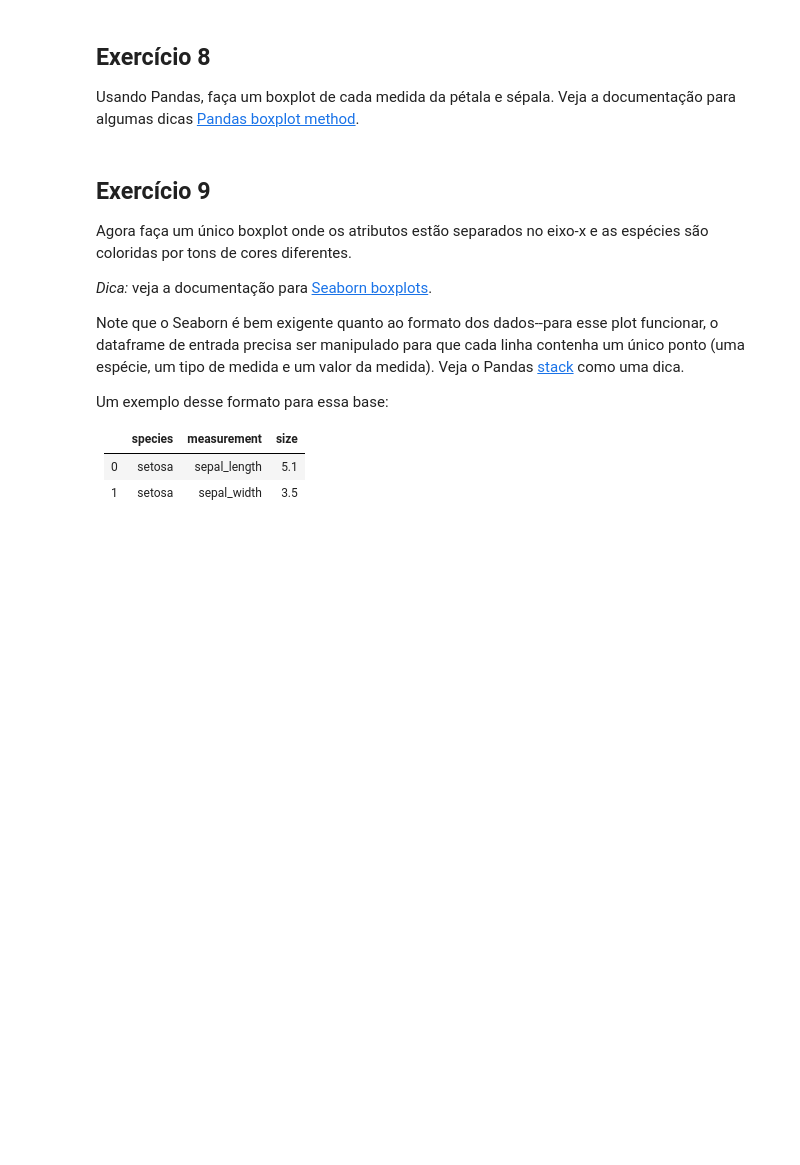
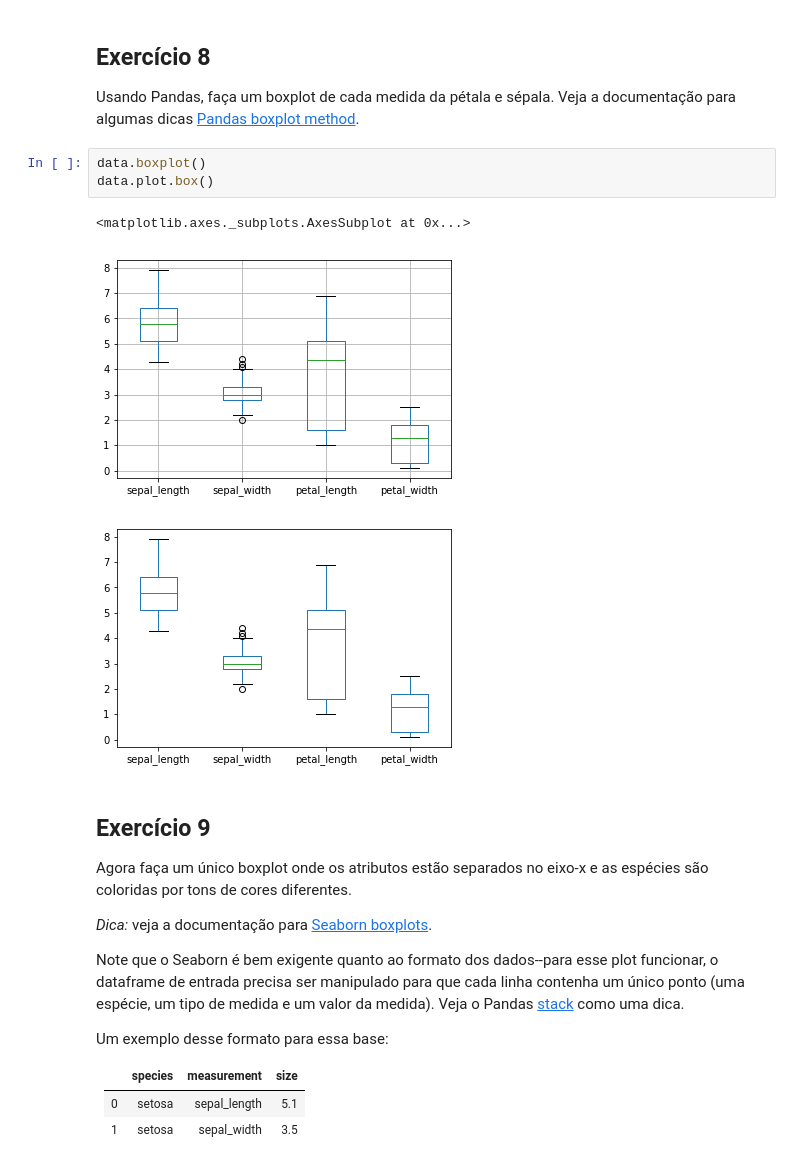
Before and after one commit to felipe-morais/UFABC-ML-2018, a Jupyter notebook: Introduction_to_Machine_Learning_and_Toolkit.ipynb, the cells around one changed output. Saved outputs shown, nothing was run; the diff lists cells and outputs as text; blank space fills up the shorter version.

```diff
--- a/Introduction_to_Machine_Learning_and_Toolkit.ipynb
+++ b/Introduction_to_Machine_Learning_and_Toolkit.ipynb
@@ -163,6 +170,13 @@ Dicas para fazer isso com os métodos de plotagem do Pandas se encontram em [vis
 ## Exercício 8
 
 Usando Pandas, faça um boxplot de cada medida da pétala e sépala. Veja a documentação para algumas dicas [Pandas boxplot method](http://pandas.pydata.org/pandas-docs/version/0.18.1/visualization.html#visualization-box).
+# %%
+data.boxplot()
+data.plot.box()
+# %% [output]
+<matplotlib.axes._subplots.AxesSubplot at 0x...>
+[figure, added]
+[figure, added]
 # %% [markdown]
 ## Exercício 9
 
```
Also changed, not shown: parts of 5 cells of this notebook.
